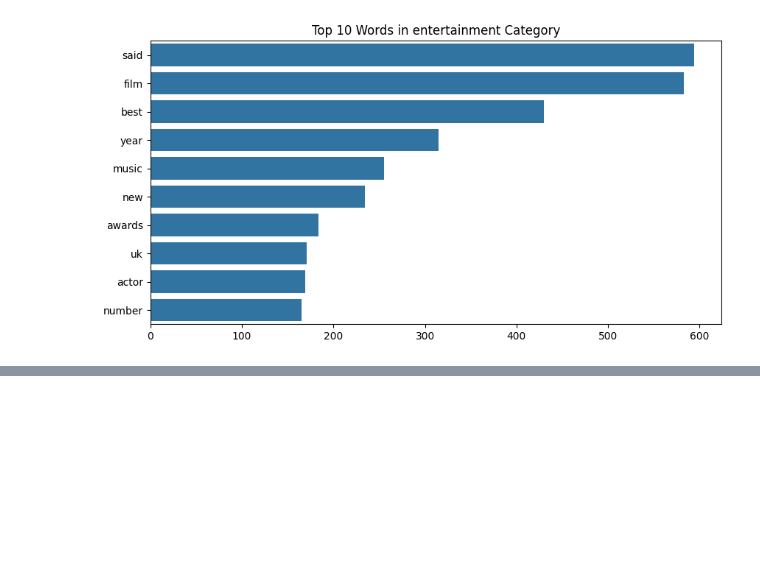
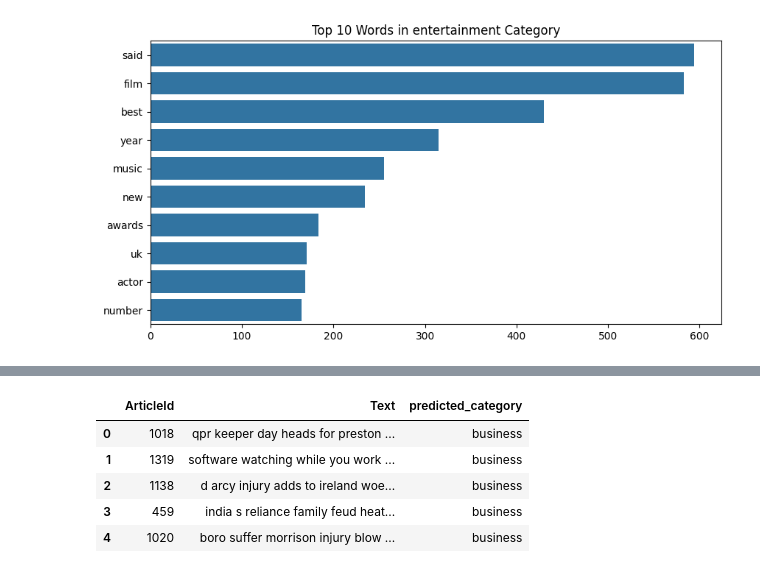
Before and after one commit to rohanxavier33/BBC_News_Classification, a Jupyter notebook: news_classifier.ipynb, the cells around one changed output, grey strips where cells are left out. Saved outputs shown, nothing was run; the diff lists cells and outputs as text; code cells hidden in the pictures; blank space fills up the shorter version.

```diff
--- a/news_classifier.ipynb
+++ b/news_classifier.ipynb
@@ -17,6 +18,7 @@ from contractions import contractions_dict
 # %%
 # Load training data
 train_df = pd.read_csv('data/BBC News Train.csv')
+test_df = pd.read_csv('data/BBC News Test.csv')
 
 # Check basic info
 print("Training Data Shape:", train_df.shape)
@@ -184,0 +179,24 @@ test_preds = pipeline.predict(X_test)
+# %%
+from sklearn.cluster import KMeans
+
+k = 5
+kmeans = KMeans(n_clusters=k, random_state=42)
+kmeans.fit(X_train_nmf)
+
+# Predict cluster assignment for each training doc
+train_clusters = kmeans.predict(X_train_nmf)
+# %%
+# Add the cluster assignments to your training DataFrame
+train_df['cluster'] = train_clusters
+
+cluster_to_label_map = {}
+for cluster_id in range(k):
+    # Filter to documents in this cluster
+    subset = train_df[train_df['cluster'] == cluster_id]
+    # Find the most frequent actual category
+    most_common_cat = subset['Category'].value_counts().idxmax()
+    cluster_to_label_map[cluster_id] = most_common_cat
+
+print("Cluster-to-Label Map:")
+for cid, lbl in cluster_to_label_map.items():
+    print(f"  Cluster {cid} -> {lbl}")
@@ -184,0 +240,19 @@ test_preds = pipeline.predict(X_test)
+# %%
+# Predict cluster assignments for the test set
+test_clusters = kmeans.predict(X_test_nmf)
+
+# Map each test cluster to the label from the train majority
+test_pred_labels = [cluster_to_label_map[c] for c in test_clusters]
+
+# Attach predictions to df_test
+test_df['predicted_category'] = test_pred_labels
+
+# Optionally, you can display or save these predictions
+test_df.head()
+# %% [output]
+|  | ArticleId | Text | predicted_category |
+| 0 | 1018 | qpr keeper day heads for preston ... | business |
+| 1 | 1319 | software watching while you work ... | business |
+| 2 | 1138 | d arcy injury adds to ireland woe... | business |
+| 3 | 459 | india s reliance family feud heat... | business |
+| 4 | 1020 | boro suffer morrison injury blow ... | business |
```
Also changed, not shown: parts of 10 cells of this notebook.
